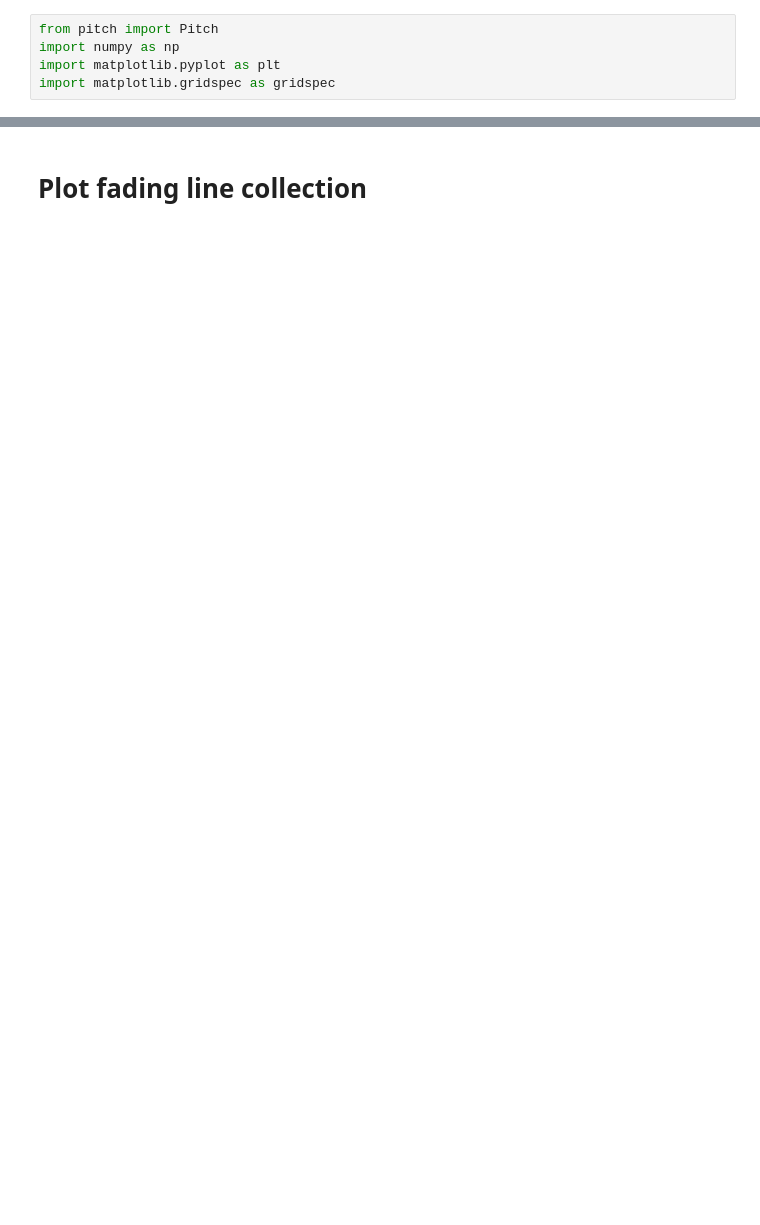
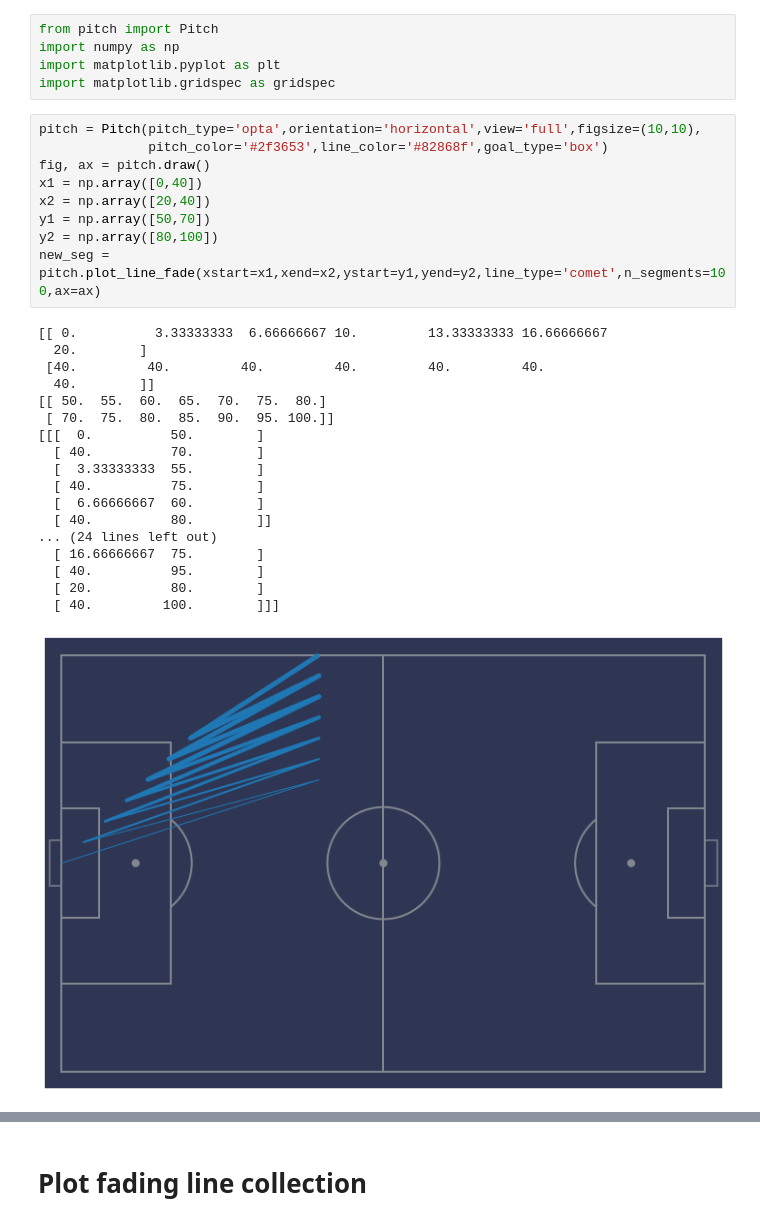
Before and after one commit to andrewRowlinson/mplsoccer, a Jupyter notebook: mplsoccer/demo.ipynb, the cells around one changed output, grey strips where cells are left out. Drawn from its saved outputs; the diff is of its cells as text; blank space fills up the shorter version.

Commit message:
working on expanding lines by changing line width in line collection

```diff
--- a/mplsoccer/demo.ipynb
+++ b/mplsoccer/demo.ipynb
@@ -3,3 +3,31 @@ from pitch import Pitch
 import numpy as np
 import matplotlib.pyplot as plt
 import matplotlib.gridspec as gridspec
+# %%
+pitch = Pitch(pitch_type='opta',orientation='horizontal',view='full',figsize=(10,10),
+              pitch_color='#2f3653',line_color='#82868f',goal_type='box')
+fig, ax = pitch.draw()
+x1 = np.array([0,40])
+x2 = np.array([20,40])
+y1 = np.array([50,70])
+y2 = np.array([80,100])
+new_seg = pitch.plot_line_fade(xstart=x1,xend=x2,ystart=y1,yend=y2,line_type='comet',n_segments=100,ax=ax)
+# %% [output]
+[[ 0.          3.33333333  6.66666667 10.         13.33333333 16.66666667
+  20.        ]
+ [40.         40.         40.         40.         40.         40.
+  40.        ]]
+[[ 50.  55.  60.  65.  70.  75.  80.]
+ [ 70.  75.  80.  85.  90.  95. 100.]]
+[[[  0.          50.        ]
+  [ 40.          70.        ]
+  [  3.33333333  55.        ]
+  [ 40.          75.        ]
+  [  6.66666667  60.        ]
+  [ 40.          80.        ]]
+... (24 lines left out)
+  [ 16.66666667  75.        ]
+  [ 40.          95.        ]
+  [ 20.          80.        ]
+  [ 40.         100.        ]]]
+[figure, added]
```
Also changed, not shown: parts of 80 cells of this notebook, 2 other files.
